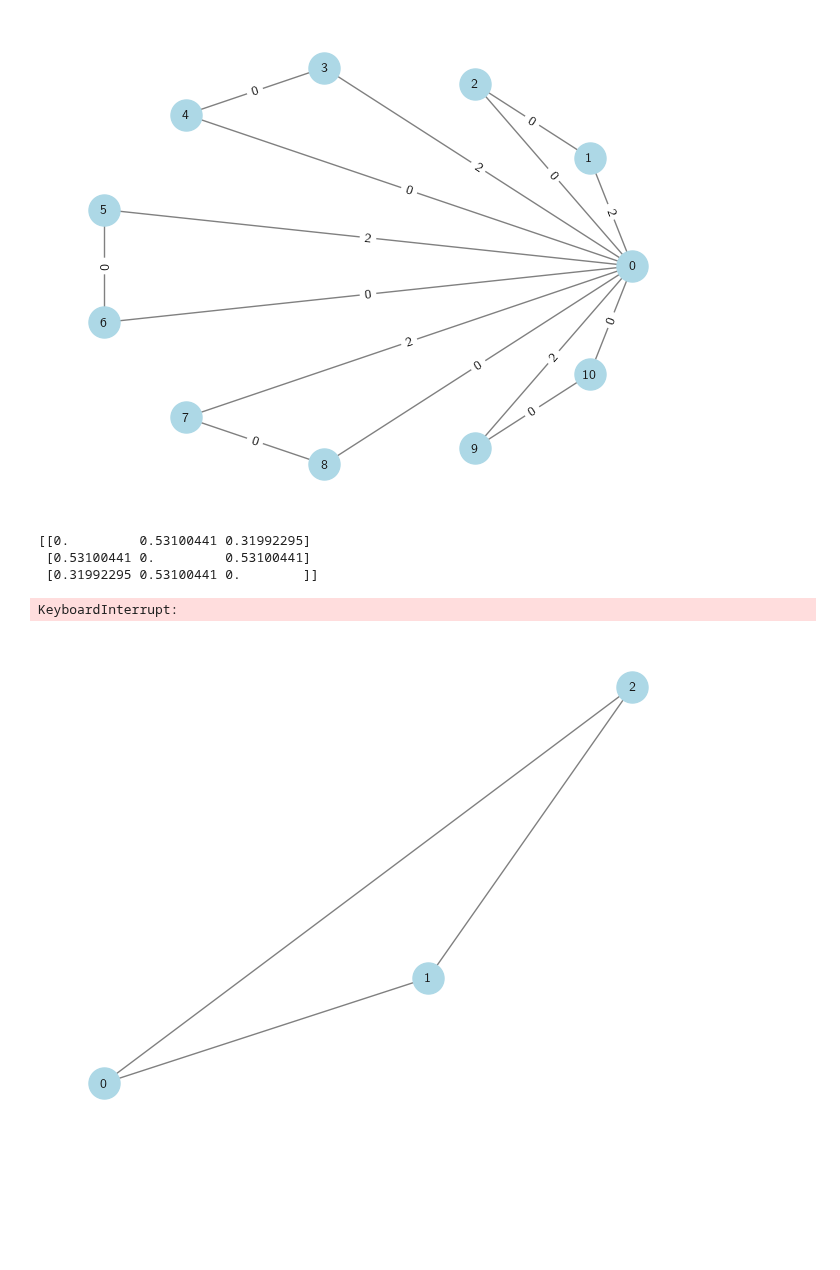
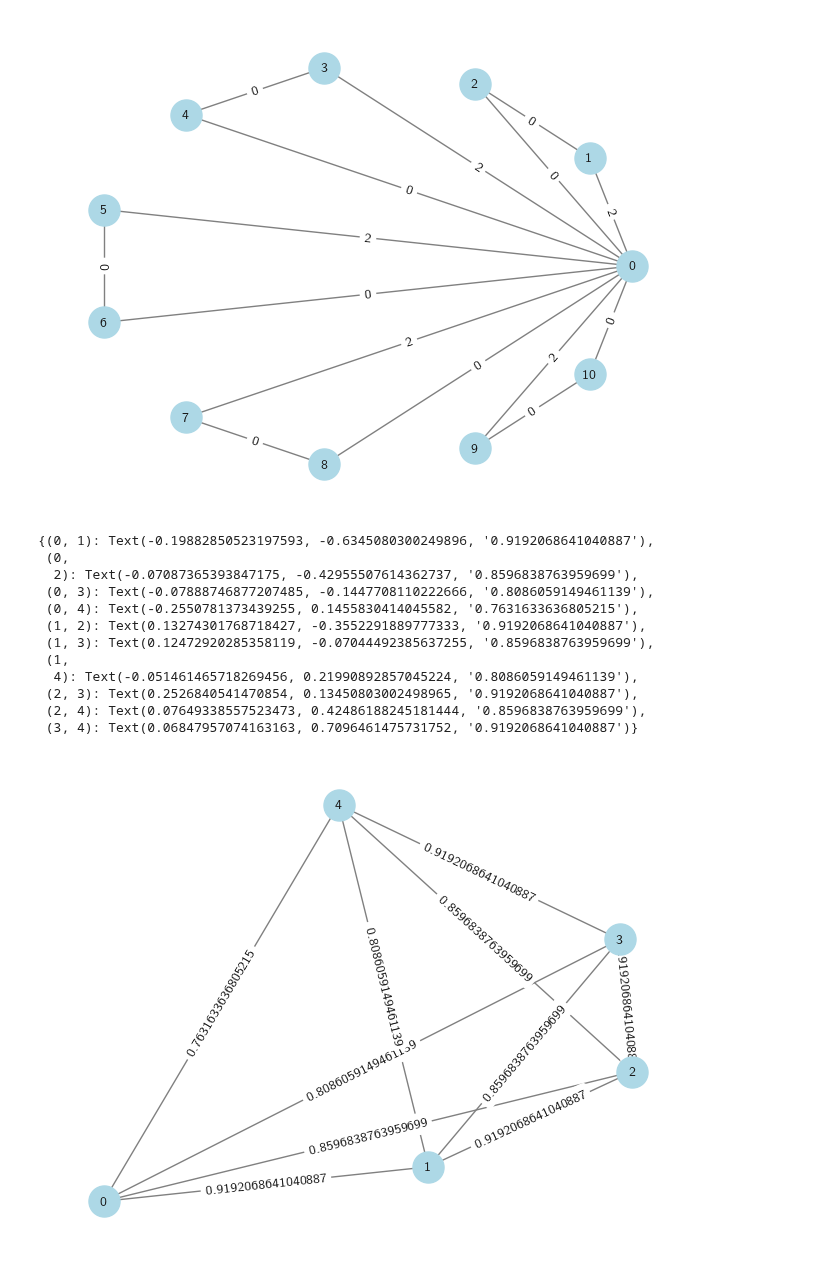
Before and after one commit to lukas681/Optimal-Private-Spanning-Trees, a Jupyter notebook: Notebooks/experiments.ipynb, the cells around one changed output. Saved outputs shown, nothing was run; the diff lists cells and outputs as text; code cells hidden in the pictures; blank space fills up the shorter version.

```diff
--- a/Notebooks/experiments.ipynb
+++ b/Notebooks/experiments.ipynb
@@ -191,18 +168,26 @@ plt.show()
 # %%
 # Visualization MI Cell
 
-G2 = generate_mi_instance(3, 0.1)
-pos = nx.spiral_layout(G)
+G2 = generate_mi_instance(5, 0.01)
+pos = nx.spiral_layout(G2)
 
 # Draw the graph
 nx.draw(G2, pos, with_labels=True, node_color='lightblue', node_size=500, font_size=10, font_weight='bold', edge_color='gray')
 
 # Extract edge weights and display them
 edge_labels = nx.get_edge_attributes(G2, 'weight')
 nx.draw_networkx_edge_labels(G2, pos, edge_labels=edge_labels, font_size=10)
 # %% [output]
-[[0.         0.53100441 0.31992295]
- [0.53100441 0.         0.53100441]
- [0.31992295 0.53100441 0.        ]]
+{(0, 1): Text(-0.19882850523197593, -0.6345080300249896, '0.9192068641040887'),
+ (0,
+  2): Text(-0.07087365393847175, -0.42955507614362737, '0.8596838763959699'),
+ (0, 3): Text(-0.07888746877207485, -0.1447708110222666, '0.8086059149461139'),
+ (0, 4): Text(-0.2550781373439255, 0.1455830414045582, '0.7631633636805215'),
+ (1, 2): Text(0.13274301768718427, -0.3552291889777333, '0.9192068641040887'),
+ (1, 3): Text(0.12472920285358119, -0.07044492385637255, '0.8596838763959699'),
+ (1,
+  4): Text(-0.051461465718269456, 0.21990892857045224, '0.8086059149461139'),
+ (2, 3): Text(0.2526840541470854, 0.13450803002498965, '0.9192068641040887'),
+ (2, 4): Text(0.07649338557523473, 0.42486188245181444, '0.8596838763959699'),
+ (3, 4): Text(0.06847957074163163, 0.7096461475731752, '0.9192068641040887')}
-KeyboardInterrupt:
-[figure, old version]
+[figure, new version]
```
Also changed, not shown: parts of 5 cells of this notebook, 1 other file.
